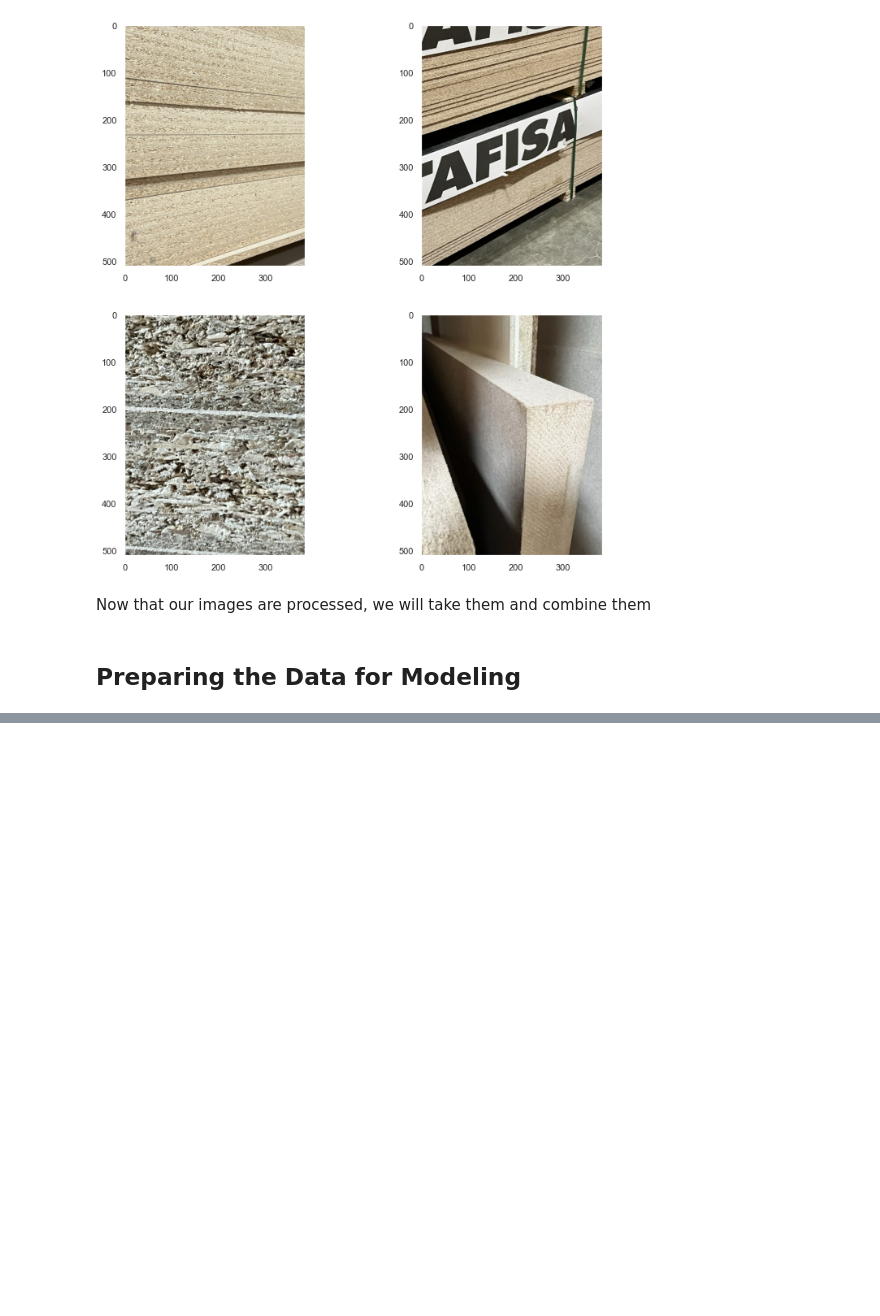
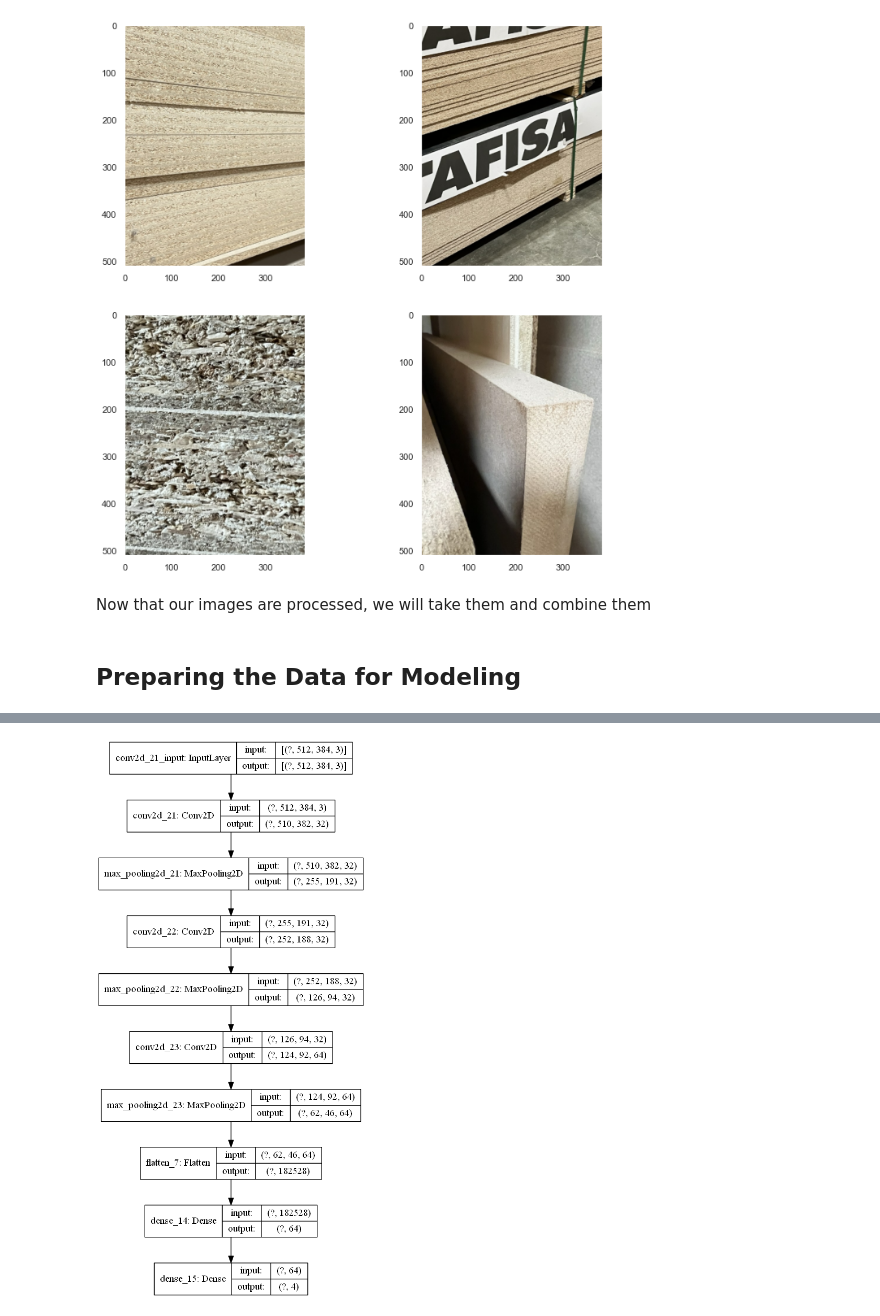
Before and after one commit to tfuger10/Material-Identification, a Jupyter notebook: Notebook.ipynb, the cells around one changed output, grey strips where cells are left out. Saved outputs shown, nothing was run; the diff lists cells and outputs as text; code cells hidden in the pictures; blank space fills up the shorter version.

```diff
--- a/Untitled.ipynb
+++ b/Notebook.ipynb
@@ -200,0 +211,2 @@ There 2,064 images in the dataset taken from a variety of views and angles in bo
+# %%
+batch_size =  32
@@ -200,0 +252,4 @@ There 2,064 images in the dataset taken from a variety of views and angles in bo
+# %%
+classes=list(train_data.class_names)
+num_classes=len(classes)
+num_classes
@@ -200,0 +260,23 @@ There 2,064 images in the dataset taken from a variety of views and angles in bo
+# %%
+# Create baseline model
+base_model = models.Sequential()
+
+# Add the appropriate layers
+base_model.add(layers.Conv2D(32, (3, 3), activation='relu',
+                        input_shape=(img_height, img_width, 3)))
+base_model.add(layers.MaxPooling2D())
+
+base_model.add(layers.Conv2D(32, (4, 4), activation='relu'))
+base_model.add(layers.MaxPooling2D())
+
+base_model.add(layers.Conv2D(64, (3, 3), activation='relu'))
+base_model.add(layers.MaxPooling2D())
+
+base_model.add(layers.Flatten())
+base_model.add(layers.Dense(64, activation='relu'))
+base_model.add(layers.Dense(num_classes, activation='softmax'))
+# %%
+# Compile the model
+base_model.compile(loss=tf.keras.losses.CategoricalCrossentropy(),
+              optimizer="adam",
+              metrics=['accuracy'])
@@ -200,0 +304,5 @@ There 2,064 images in the dataset taken from a variety of views and angles in bo
+# %%
+# Return image of model's architecture
+plot_model(base_model, show_shapes=True, show_layer_names=True)
+# %% [output]
+[figure, added]
```
Also changed, not shown: parts of 25 cells of this notebook, 3 other files.
